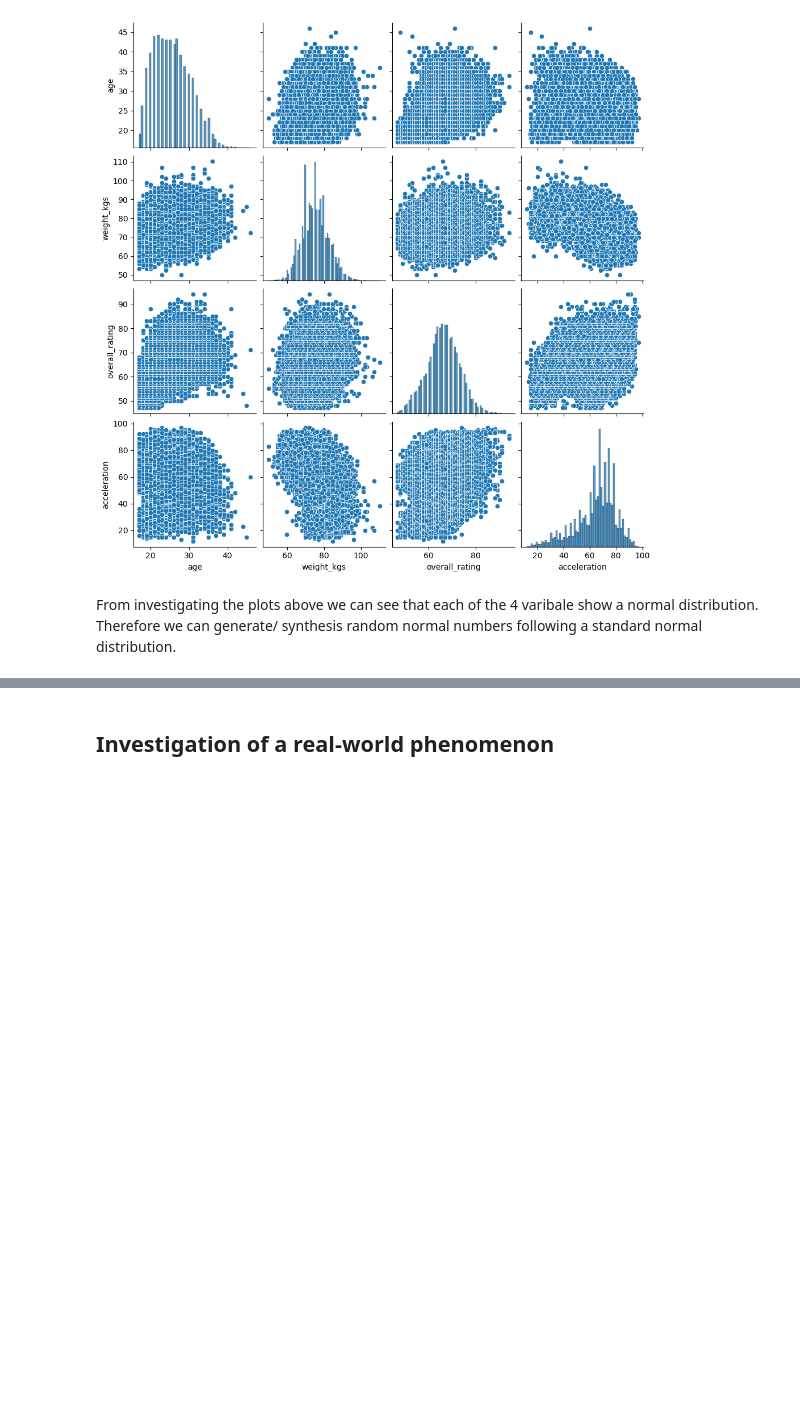
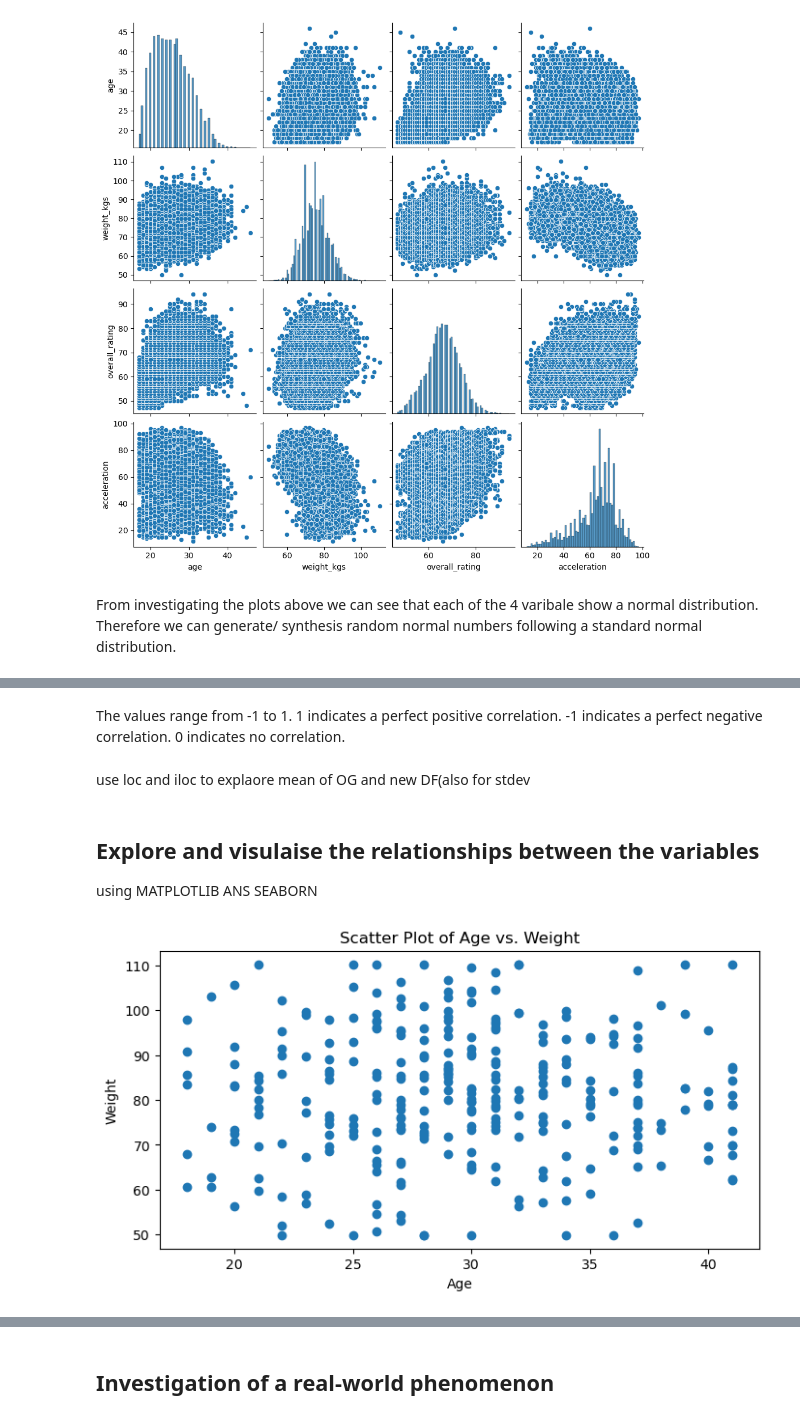
Before and after one commit to conortierney/Prog_for_DA_Assignment, a Jupyter notebook: Prog_for_DA_Assignment.ipynb, the cells around one changed output, grey strips where cells are left out. Cells and saved outputs as stored; diff of their text form; code cells hidden in the pictures; blank space fills up the shorter version.

Commit message:
Seaborn plots

```diff
--- a/Prog_for_DA_Assignment.ipynb
+++ b/Prog_for_DA_Assignment.ipynb
@@ -309,0 +334,3 @@ From investigating the plots above we can see that each of the 4 varibale show a
+# %%
+# Create a Data Frame
+dfnew = pd.DataFrame({'AGE': AGE, 'weight': weight,'rating': rating,'ACCEL': ACCEL,})
@@ -309,0 +436,7 @@ From investigating the plots above we can see that each of the 4 varibale show a
+# %% [markdown]
+The values range from -1 to 1.
+1 indicates a perfect positive correlation.
+-1 indicates a perfect negative correlation.
+0 indicates no correlation.
+# %% [markdown]
+use loc and iloc to explaore mean of OG and new DF(also for stdev
@@ -309,0 +446,14 @@ From investigating the plots above we can see that each of the 4 varibale show a
+# %% [markdown]
+## Explore and visulaise the relationships between the variables
+using MATPLOTLIB ANS SEABORN
+# %%
+# Scatter plot between age and weight
+plt.figure(figsize=(8, 4))
+plt.scatter(dfnew['AGE'], dfnew['weight'])
+plt.title('Scatter Plot of Age vs. Weight')
+plt.xlabel('Age')
+plt.ylabel('Weight')
+
+plt.show()
+# %% [output]
+[figure, added]
```
Also changed, not shown: parts of 31 cells of this notebook.
